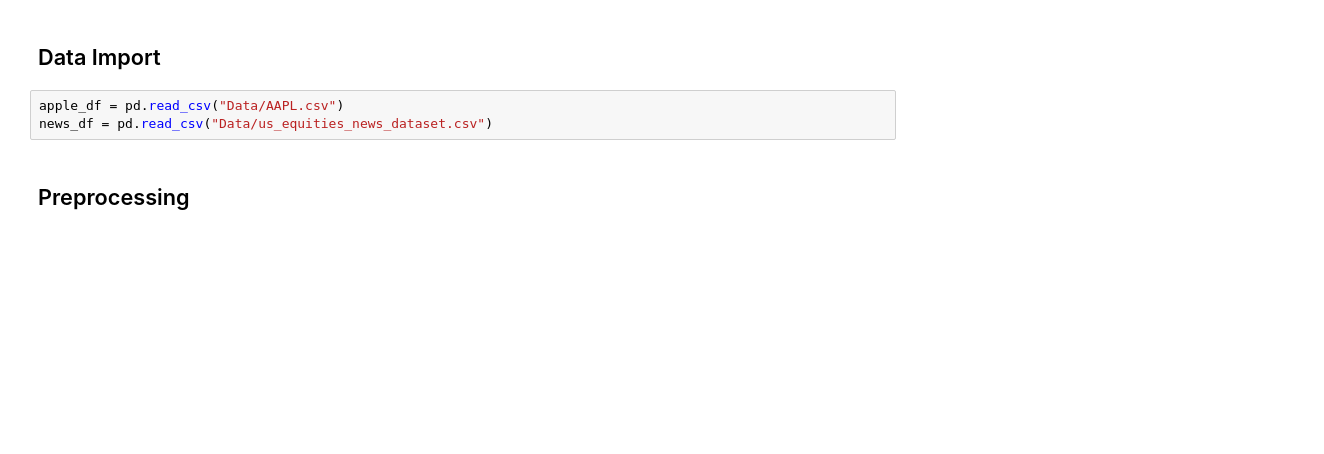
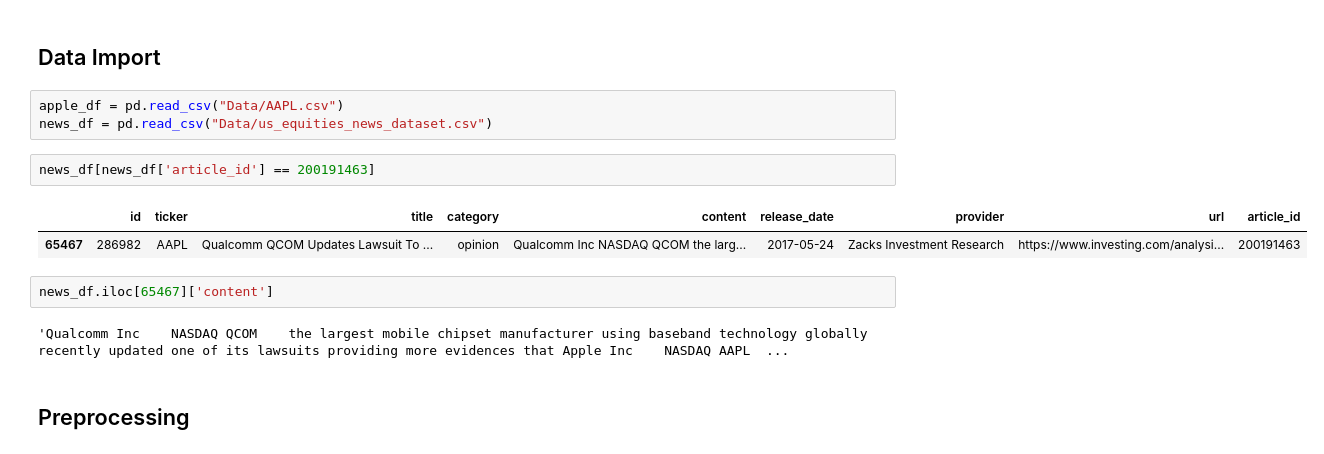
Before and after one commit to NGaast/NLPAssignment1, a Jupyter notebook: Assignment1_NLP.ipynb, the cells around one changed output. Saved outputs shown, nothing was run; the diff lists cells and outputs as text; blank space fills up the shorter version.

```diff
--- a/Assignment1_NLP.ipynb
+++ b/Assignment1_NLP.ipynb
@@ -27,6 +29,15 @@ from nltk.corpus import wordnet
 # %%
 apple_df = pd.read_csv("Data/AAPL.csv")
 news_df = pd.read_csv("Data/us_equities_news_dataset.csv")
+# %%
+news_df[news_df['article_id'] == 200191463]
+# %% [output]
+|  | id | ticker | title | category | content | release_date | provider | url | article_id |
+| 65467 | 286982 | AAPL | Qualcomm QCOM Updates Lawsuit To ... | opinion | Qualcomm Inc NASDAQ QCOM the larg... | 2017-05-24 | Zacks Investment Research | https://www.investing.com/analysi... | 200191463 |
+# %%
+news_df.iloc[65467]['content']
+# %% [output]
+'Qualcomm Inc    NASDAQ QCOM    the largest mobile chipset manufacturer using baseband technology globally  recently updated one of its lawsuits providing more evidences that Apple Inc    NASDAQ AAPL  ...
 # %% [markdown]
 ## Preprocessing
 # %%
```
Also changed, not shown: parts of 13 cells of this notebook.
